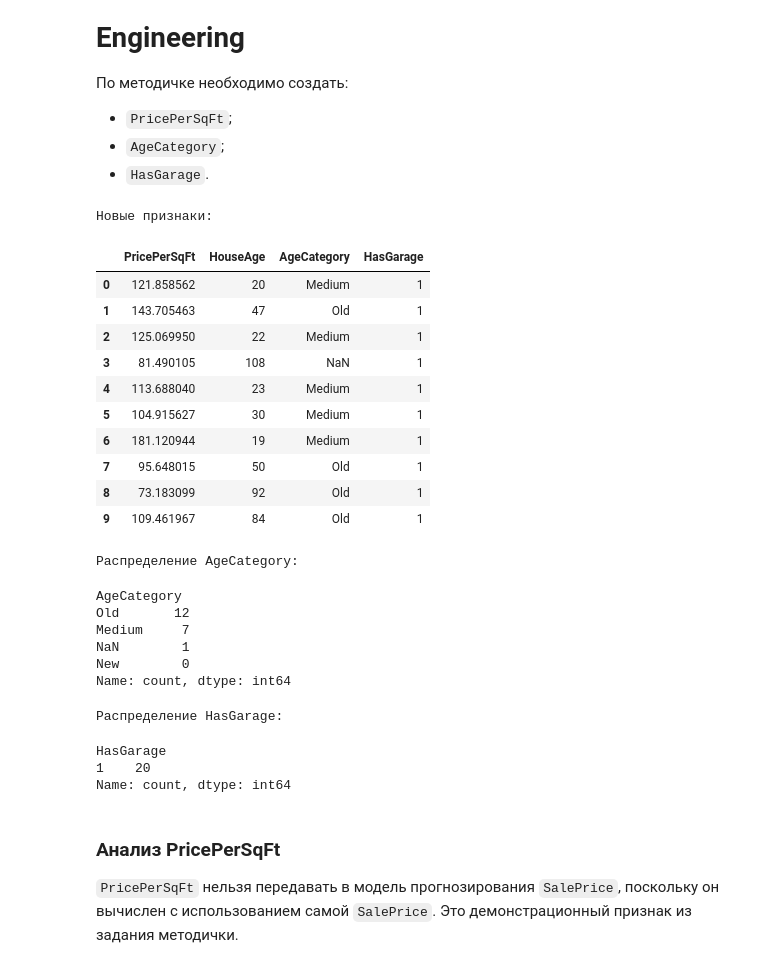
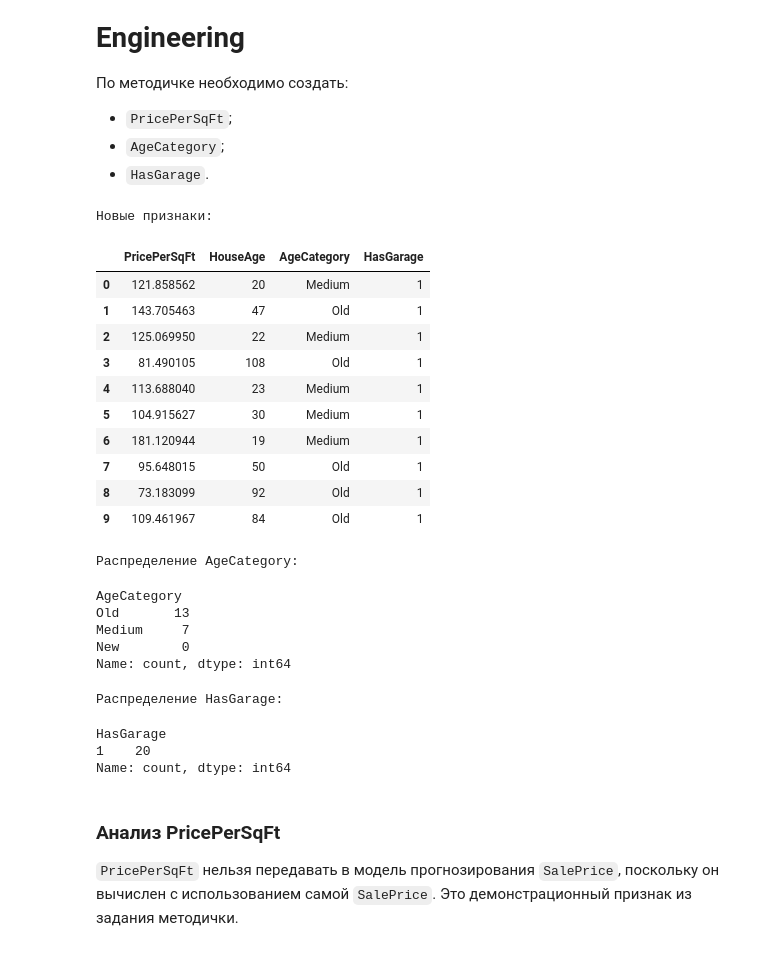
Before and after one commit to huksleva/DataScience, a Jupyter notebook: ЛР1/notebooks/LR1_Ames_SelfStudy.ipynb, the cells around one changed output. Drawn from its saved outputs; the diff is of its cells as text; code cells hidden in the pictures.

```diff
--- a/ЛР1/notebooks/LR1_Ames_SelfStudy.ipynb
+++ b/ЛР1/notebooks/LR1_Ames_SelfStudy.ipynb
@@ -225,7 +228,7 @@ def create_new_features(dataframe):
         )
 
     if all(col in df_new.columns for col in ["GarageArea", "GrLivArea"]):
-        df_new["GarageRatio"] = df_new["GarageArea"] / (df_new["GrLivArea"] + 1)
+        df_new["GarageRatio"] = (df_new["GarageArea"] / df_new["GrLivArea"] + 1)
 
     if "OverallQual" in df_new.columns:
         df_new["QualityCategory"] = pd.cut(
@@ -527,48 +530,45 @@ def create_additional_features(dataframe):
     # Этот признак используется только для анализа,
     # потому что SalePrice является целевой переменной.
     if "SalePrice" in df_new.columns and "GrLivArea" in df_new.columns:
-        df_new["PricePerSqFt"] = (
-            df_new["SalePrice"] / (df_new["GrLivArea"] + 1)
-        )
+        df_new["PricePerSqFt"] = df_new["SalePrice"] / df_new["GrLivArea"]
 
     # Категория возраста дома
-    if "HouseAge" in df_new.columns:
-        df_new["AgeCategory"] = pd.cut(
-            df_new["HouseAge"],
-            bins=[0, 10, 30, 100],
-            labels=["New", "Medium", "Old"]
-        )
+    df_new['AgeCategory'] = pd.cut(
+        df_new['HouseAge'],
+        bins=[-np.inf, 10, 30, np.inf],
+        labels=['New', 'Medium', 'Old']
+    )
 
     # Наличие гаража
     if "GarageArea" in df_new.columns:
         df_new["HasGarage"] = (
             df_new["GarageArea"] > 0
         ).astype(int)
 
     return df_new
 
 df_additional = create_additional_features(df_processed)
 
 print("Новые признаки:")
 display(
     df_additional[
         [c for c in ["PricePerSqFt", "HouseAge", "AgeCategory", "HasGarage"]
          if c in df_additional.columns]
     ].head(10)
 )
 
 print("\nРаспределение AgeCategory:")
 display(df_additional["AgeCategory"].value_counts(dropna=False))
 
 print("\nРаспределение HasGarage:")
 display(df_additional["HasGarage"].value_counts(dropna=False))
 # %% [output]
 Новые признаки:
 |  | PricePerSqFt | HouseAge | AgeCategory | HasGarage |
 | 0 | 121.858562 | 20 | Medium | 1 |
 | 1 | 143.705463 | 47 | Old | 1 |
 | 2 | 125.069950 | 22 | Medium | 1 |
-| 3 | 81.490105 | 108 | NaN | 1 |
+| 3 | 81.490105 | 108 | Old | 1 |
 | 4 | 113.688040 | 23 | Medium | 1 |
 | 5 | 104.915627 | 30 | Medium | 1 |
 | 6 | 181.120944 | 19 | Medium | 1 |
@@ -577,9 +577,8 @@ display(df_additional["HasGarage"].value_counts(dropna=False))
 | 9 | 109.461967 | 84 | Old | 1 |
 Распределение AgeCategory:
 AgeCategory
-Old       12
+Old       13
 Medium     7
-NaN        1
 New        0
 Name: count, dtype: int64
 Распределение HasGarage:
```
Also changed, not shown: parts of 8 cells of this notebook.
